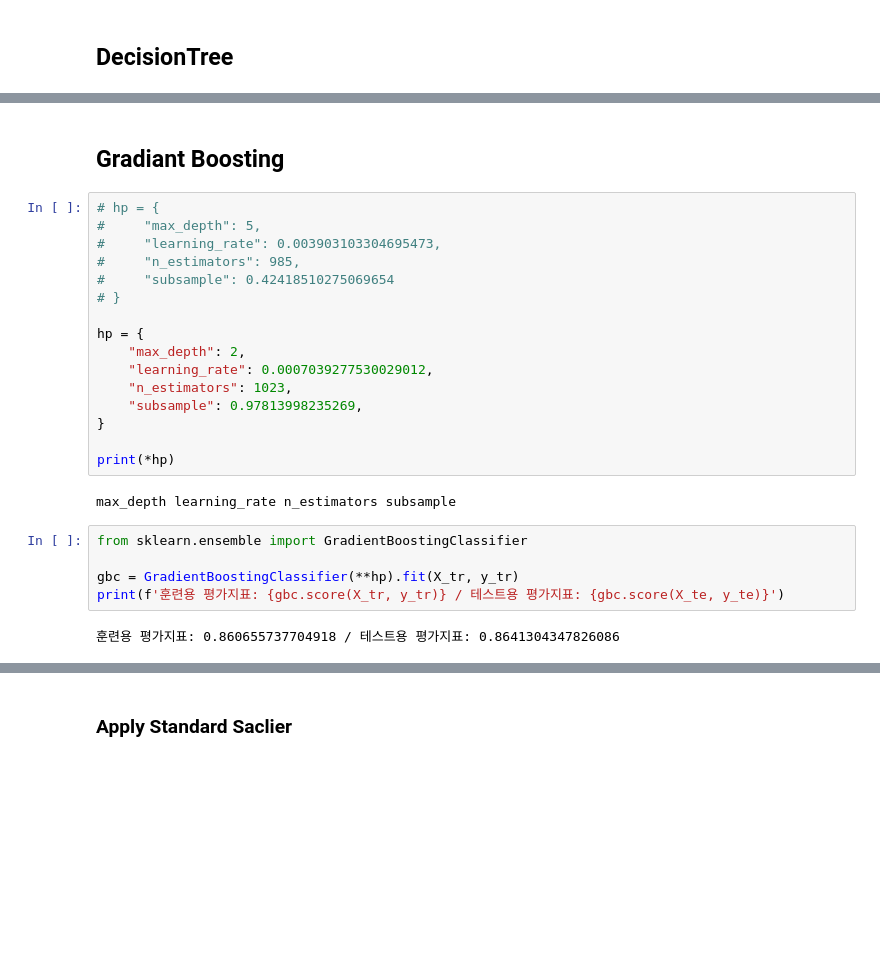
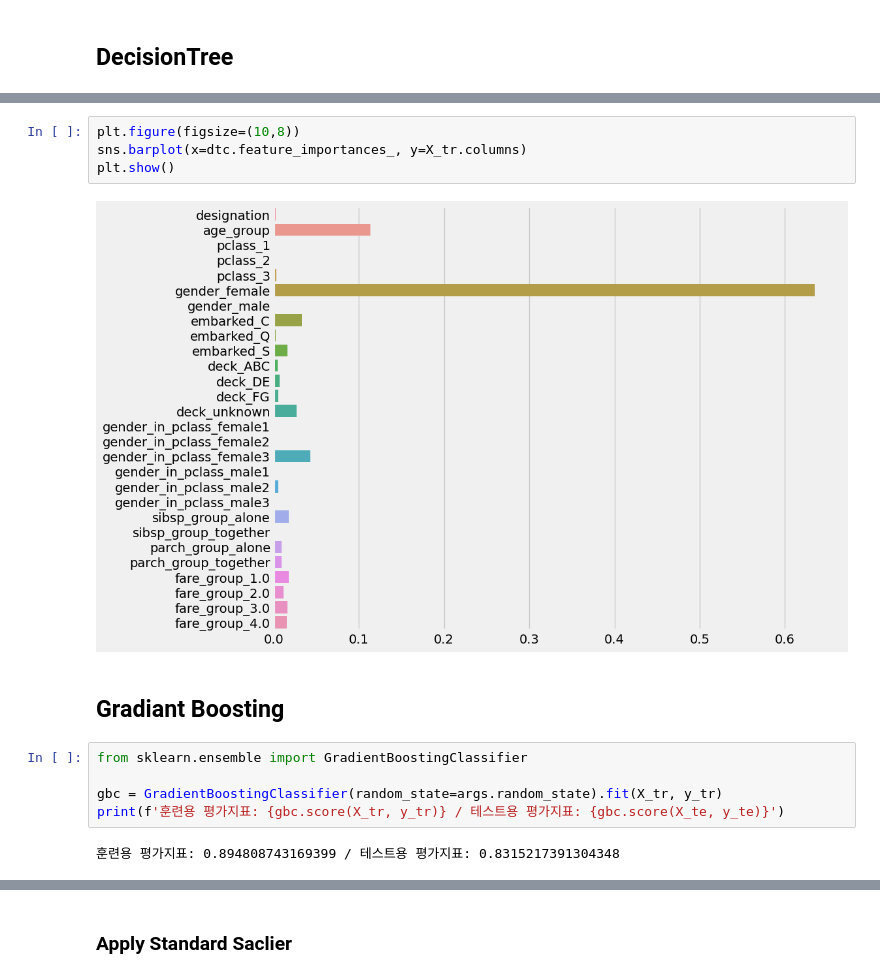
Before and after one commit to jaynamm/playdata-document, a Jupyter notebook: kaggle_encore_21_titanic_study.ipynb, the cells around one changed output, grey strips where cells are left out. Saved outputs shown, nothing was run; the diff lists cells and outputs as text; blank space fills up the shorter version.

```diff
--- a/kaggle_encore_21_titanic_study.ipynb
+++ b/kaggle_encore_21_titanic_study.ipynb
@@ -1476,30 +1476,18 @@ model: 0.8204887218045112
+# %%
+plt.figure(figsize=(10,8))
+sns.barplot(x=dtc.feature_importances_, y=X_tr.columns)
+plt.show()
+# %% [output]
+[figure, added]
 # %% [markdown]
 ## Gradiant Boosting
-# %%
-# hp = {
-#     "max_depth": 5,
-#     "learning_rate": 0.003903103304695473,
-#     "n_estimators": 985,
-#     "subsample": 0.42418510275069654
-# }
-
-hp = {
-    "max_depth": 2,
-    "learning_rate": 0.0007039277530029012,
-    "n_estimators": 1023,
-    "subsample": 0.97813998235269,
-}
-
-print(*hp)
-# %% [output]
-max_depth learning_rate n_estimators subsample
 # %%
 from sklearn.ensemble import GradientBoostingClassifier
 
-gbc = GradientBoostingClassifier(**hp).fit(X_tr, y_tr)
+gbc = GradientBoostingClassifier(random_state=args.random_state).fit(X_tr, y_tr)
 print(f'훈련용 평가지표: {gbc.score(X_tr, y_tr)} / 테스트용 평가지표: {gbc.score(X_te, y_te)}')
 # %% [output]
-훈련용 평가지표: 0.860655737704918 / 테스트용 평가지표: 0.8641304347826086
+훈련용 평가지표: 0.894808743169399 / 테스트용 평가지표: 0.8315217391304348
 # %%
 from sklearn.metrics import roc_curve, auc
 
```
Also changed, not shown: parts of 53 cells of this notebook, 3 other files.
